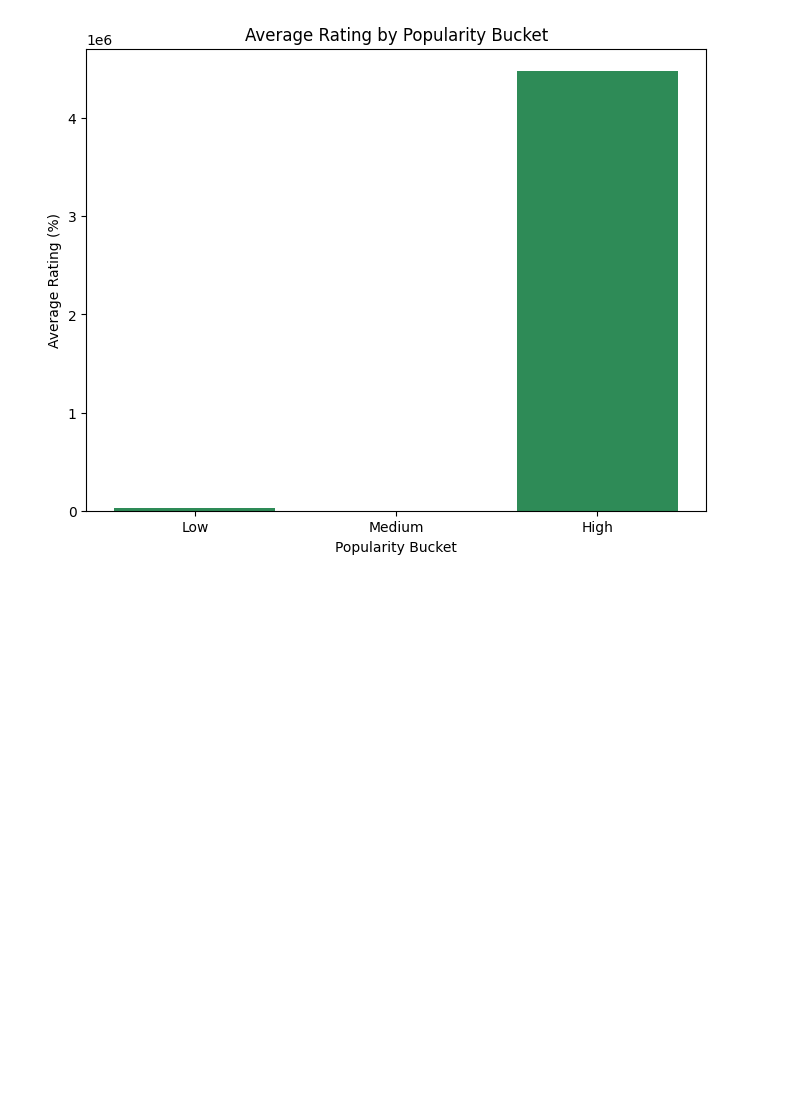
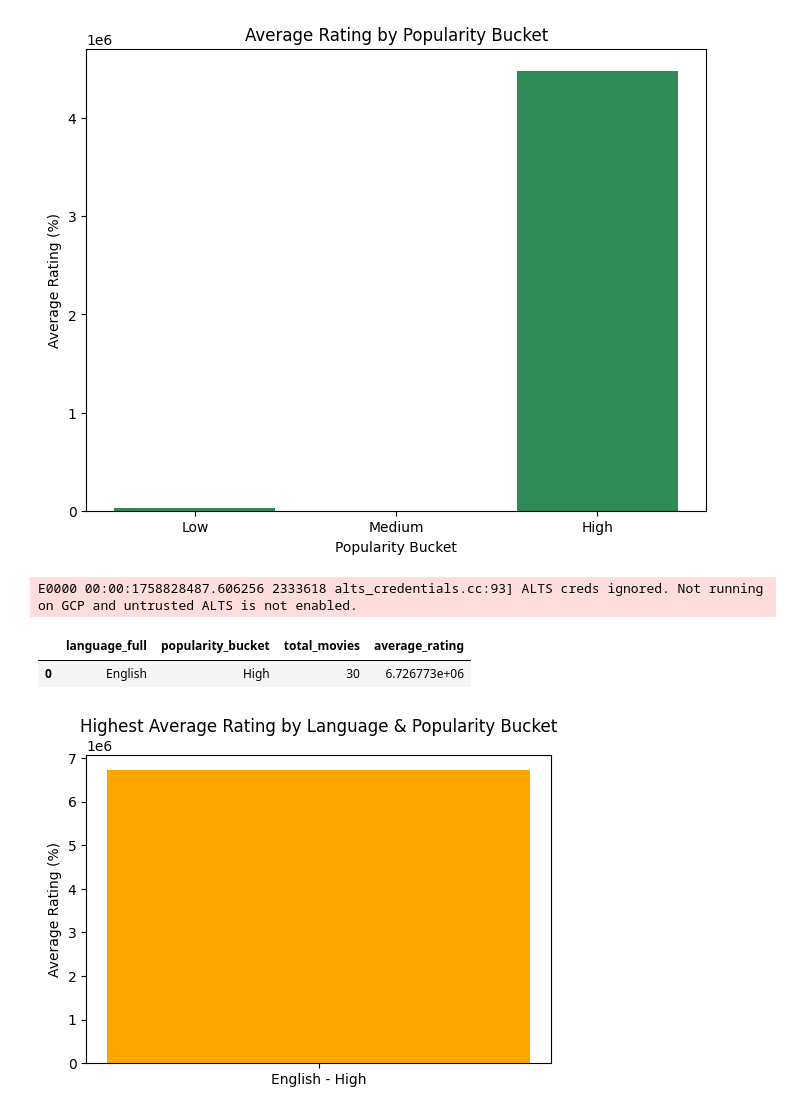
Before and after one commit to kaan4dev/movie_etl_pipeline, a Jupyter notebook: notebooks/movies_sql_analysis.ipynb, the cells around one changed output. Cells and saved outputs as stored; diff of their text form; code cells hidden in the pictures; blank space fills up the shorter version.

```diff
--- a/notebooks/movies_sql_analysis.ipynb
+++ b/notebooks/movies_sql_analysis.ipynb
@@ -362,3 +362,37 @@ plt.show()
 # %% [output]
 [figure]
 [figure]
+# %%
+query = """
+
+SELECT
+  language_full,
+  popularity_bucket,
+  COUNT(*) AS total_movies,
+  AVG(rating_percent) AS average_rating
+FROM `movie-etl-pipeline.movies.cleaned_movies`
+GROUP BY language_full, popularity_bucket
+ORDER BY average_rating DESC
+LIMIT 1
+
+"""
+
+df10 = client.query(query).to_dataframe()
+df10
+# %% [output]
+E0000 00:00:1758828487.606256 2333618 alts_credentials.cc:93] ALTS creds ignored. Not running on GCP and untrusted ALTS is not enabled.
+|  | language_full | popularity_bucket | total_movies | average_rating |
+| 0 | English | High | 30 | 6.726773e+06 |
+# %%
+row = df10.iloc[0]
+
+labels = [f"{row['language_full']} - {row['popularity_bucket']}"]
+values = [row['average_rating']]
+
+plt.figure(figsize=(6,4))
+plt.bar(labels, values, color="orange")
+plt.title("Highest Average Rating by Language & Popularity Bucket")
+plt.ylabel("Average Rating (%)")
+plt.show()
+# %% [output]
+[figure, added]
```
Also changed, not shown: parts of 6 cells of this notebook.
